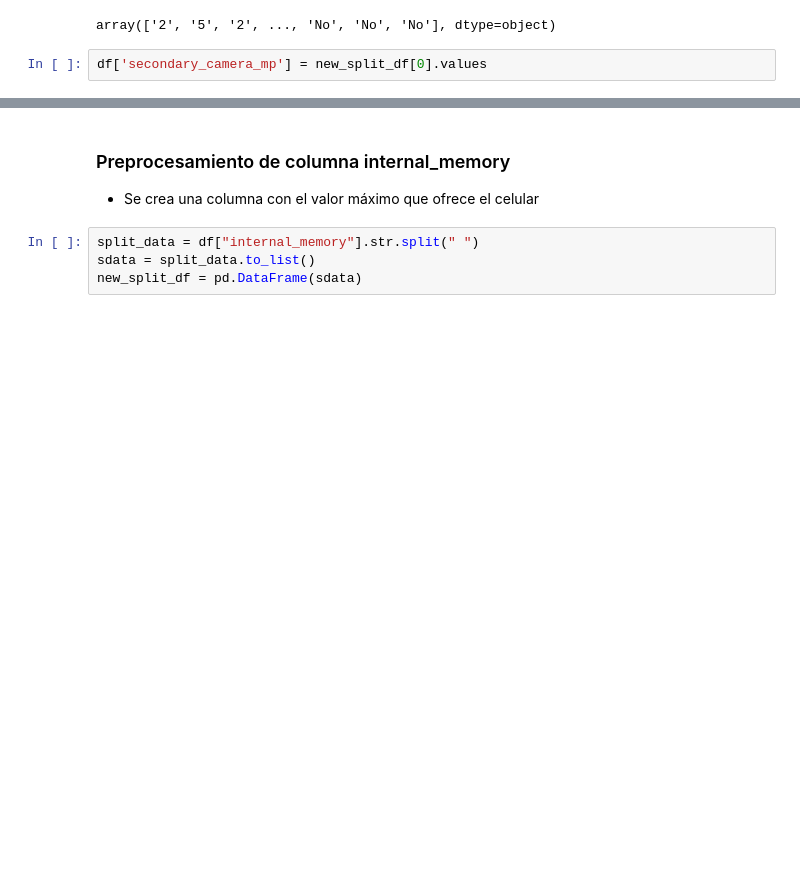
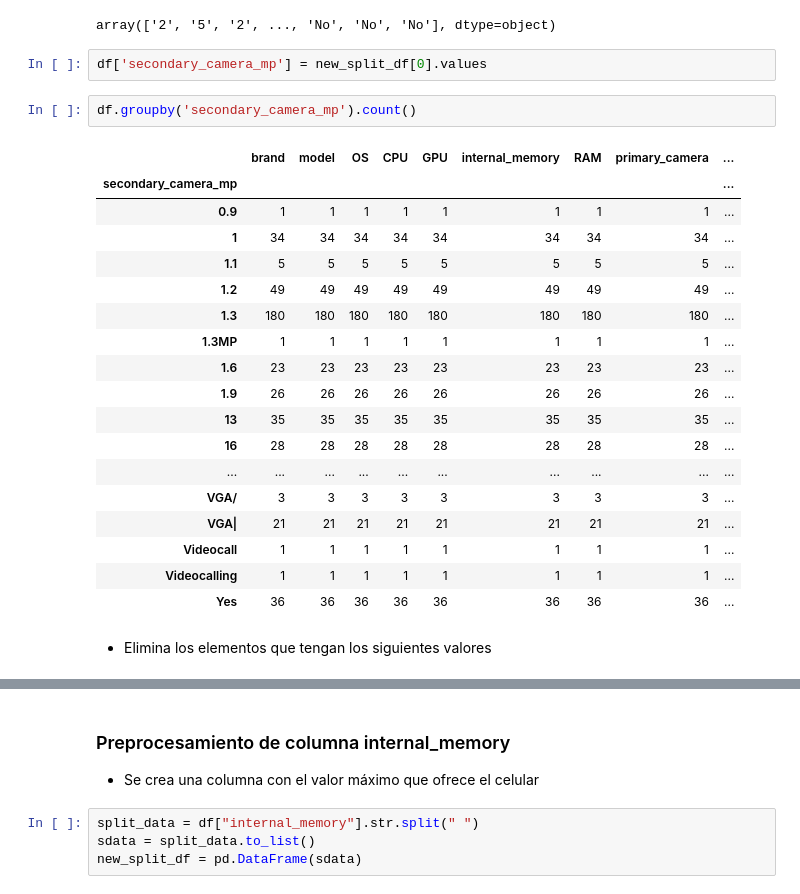
Before and after one commit to jgermanob/PCIC-Inteligencia-aritificial, a Jupyter notebook: Notebooks/Data_preprocessing.ipynb, the cells around one changed output, grey strips where cells are left out. Saved outputs shown, nothing was run; the diff lists cells and outputs as text; blank space fills up the shorter version.

```diff
--- a/Notebooks/Data_preprocessing.ipynb
+++ b/Notebooks/Data_preprocessing.ipynb
@@ -379,3 +378,26 @@ new_split_df[0].values
 array(['2', '5', '2', ..., 'No', 'No', 'No'], dtype=object)
 # %%
 df['secondary_camera_mp'] = new_split_df[0].values
+# %%
+df.groupby('secondary_camera_mp').count()
+# %% [output]
+|  | brand | model | OS | CPU | GPU | internal_memory | RAM | primary_camera | ... |
+| secondary_camera_mp |  |  |  |  |  |  |  |  | ... |
+| 0.9 | 1 | 1 | 1 | 1 | 1 | 1 | 1 | 1 | ... |
+| 1 | 34 | 34 | 34 | 34 | 34 | 34 | 34 | 34 | ... |
+| 1.1 | 5 | 5 | 5 | 5 | 5 | 5 | 5 | 5 | ... |
+| 1.2 | 49 | 49 | 49 | 49 | 49 | 49 | 49 | 49 | ... |
+| 1.3 | 180 | 180 | 180 | 180 | 180 | 180 | 180 | 180 | ... |
+| 1.3MP | 1 | 1 | 1 | 1 | 1 | 1 | 1 | 1 | ... |
+| 1.6 | 23 | 23 | 23 | 23 | 23 | 23 | 23 | 23 | ... |
+| 1.9 | 26 | 26 | 26 | 26 | 26 | 26 | 26 | 26 | ... |
+| 13 | 35 | 35 | 35 | 35 | 35 | 35 | 35 | 35 | ... |
+| 16 | 28 | 28 | 28 | 28 | 28 | 28 | 28 | 28 | ... |
+| ... | ... | ... | ... | ... | ... | ... | ... | ... | ... |
+| VGA/ | 3 | 3 | 3 | 3 | 3 | 3 | 3 | 3 | ... |
+| VGA| | 21 | 21 | 21 | 21 | 21 | 21 | 21 | 21 | ... |
+| Videocall | 1 | 1 | 1 | 1 | 1 | 1 | 1 | 1 | ... |
+| Videocalling | 1 | 1 | 1 | 1 | 1 | 1 | 1 | 1 | ... |
+| Yes | 36 | 36 | 36 | 36 | 36 | 36 | 36 | 36 | ... |
+# %% [markdown]
+- Elimina los elementos que tengan los siguientes valores
```
Also changed, not shown: parts of 18 cells of this notebook, 1 other file.
